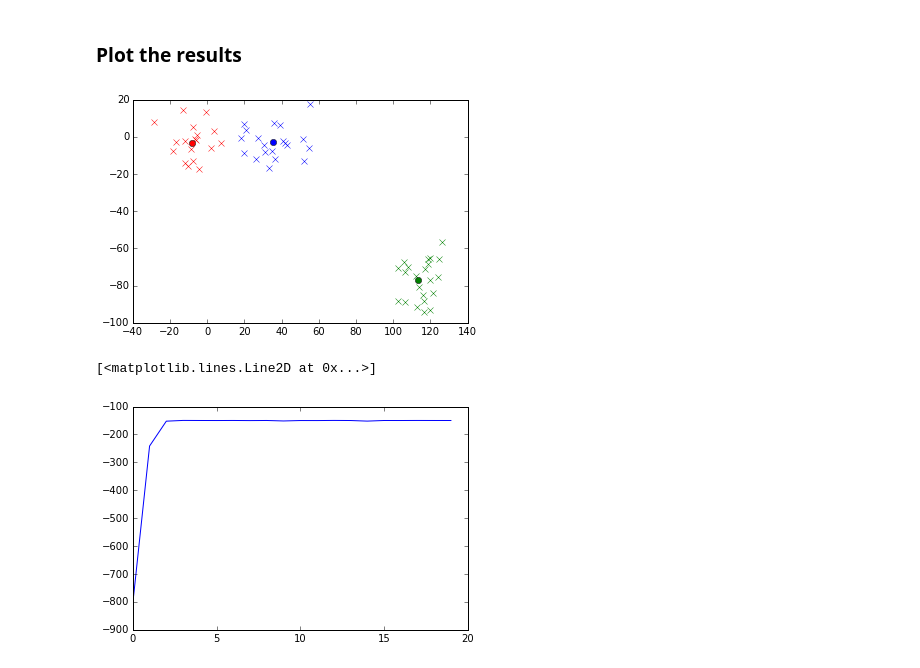
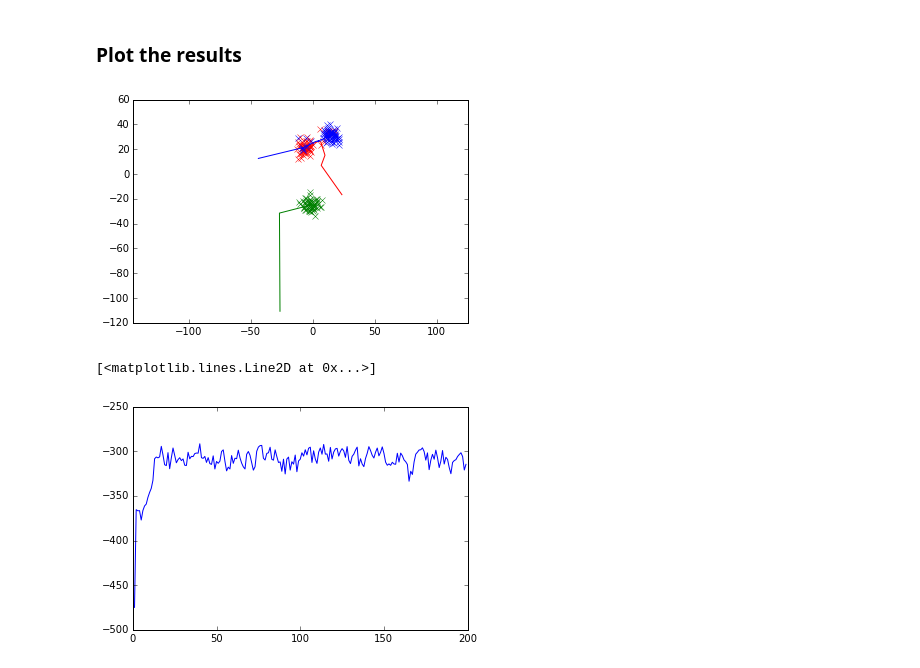
Before and after one commit to rachellevanger/FOGM2016, a Jupyter notebook: GibbsSampler.ipynb, the cells around one changed output. Saved outputs shown, nothing was run; the diff lists cells and outputs as text; code cells hidden in the pictures.

```diff
--- a/GibbsSampler.ipynb
+++ b/GibbsSampler.ipynb
@@ -29,17 +29,17 @@ We specify K clusters and randomly select their means from a Gaussian distributi
 K = 3
 
 # Set the variance of the distribution of means
-p_lambda = 50.
+p_lambda = 30.
 
 mu_x, mu_y = get_cluster_means(K, math.pow(p_lambda,2))
 # %% [markdown]
 ### Generate the sample data according to the generated means of the Gaussian mixture
 # %%
 # Set the number of datapoints in the sample
-N = 60
+N = 200
 
 # Set the variance of each of the clusters
-sigma = 10.
+sigma = 4.
 
 # Initialize the dataset
 x=np.zeros(N)
@@ -65,22 +65,29 @@ plt.axis('equal')
 ### Initialize the sampler
 # %%
 # Initialize the mixture mean locations
-gs_mu_x, gs_mu_y = get_cluster_means(K, 10)
-
+gs_mu_x, gs_mu_y = get_cluster_means(K, 2000.)
 
 # Initialize the mixture assignments
 gs_z = np.random.choice(K,N)
 # %% [markdown]
 ### Iterate the sampler
 # %%
+# Set the sampler parameters
+gs_sigma = 10.
+
 # Set the number of iterations
-iterations = 20
+iterations = 200
+mean_history_x = np.zeros((iterations+1,K))
+mean_history_y = np.zeros((iterations+1,K))
 
 # Probability convergence table
 p_iter = np.zeros(iterations)
 
 # Iterate the Gibbs sampler
 for t in range(0,iterations):
+
+    mean_history_x[t,:] = gs_mu_x
+    mean_history_y[t,:] = gs_mu_y
 
     # Update the z_i
     for i in range(0,N):
@@ -90,7 +97,7 @@ for t in range(0,iterations):
 
         # For each possible value k of z_i, get the probability that point x_i is in cluster k
         for k in range(0,K):
-            p[k] = multivariate_normal.pdf([x[i],y[i]],mean=[gs_mu_x[k], gs_mu_y[k]], cov=math.pow(sigma,2)*np.identity(2))
+            p[k] = multivariate_normal.pdf([x[i],y[i]],mean=[gs_mu_x[k], gs_mu_y[k]], cov=math.pow(gs_sigma,2)*np.identity(2))
         p = p*(1./K)
         p = p/sum(p) # normalize
 
@@ -101,8 +108,8 @@ for t in range(0,iterations):
     for k in range(0,K):
         n_k = np.where(gs_z == k)[0].shape[0] # Number of data points in cluster k
         s_k = np.asarray([sum(x[np.where(gs_z == k)]), sum(y[np.where(gs_z == k)])]) # Sum of the points in cluster k
-        mu_hat = (n_k/sigma)/((n_k/sigma)+(1./p_lambda))*(s_k/n_k)
-        lambda_hat = 1./(n_k/sigma + 1/p_lambda)
+        mu_hat = (n_k/gs_sigma)/((n_k/gs_sigma)+(1./p_lambda))*(s_k/n_k)
+        lambda_hat = 1./(n_k/gs_sigma + 1/p_lambda)
         gs_mu_x[k], gs_mu_y[k] = np.random.multivariate_normal(mu_hat, math.pow(lambda_hat,2)*np.identity(2), 1).T
 
     # Compute joint probability and update the convergence table
@@ -113,19 +120,24 @@ for t in range(0,iterations):
         # Candidate assignments conditional on proirs
         p_iter[t] = p_iter[t] + math.log(1./K)
         # Likelihood terms
-        p_iter[t] = p_iter[t] - (1./(2.*math.pow(sigma,2)))*math.pow(np.linalg.norm(np.asarray([x[i],y[i]])-np.asarray([gs_mu_x[gs_z[i]], gs_mu_y[gs_z[i]]])),2)
+        p_iter[t] = p_iter[t] - (1./(2.*math.pow(gs_sigma,2)))*math.pow(np.linalg.norm(np.asarray([x[i],y[i]])-np.asarray([gs_mu_x[gs_z[i]], gs_mu_y[gs_z[i]]])),2)
+
+
+mean_history_x[iterations,:] = gs_mu_x
+mean_history_y[iterations,:] = gs_mu_y
 # %% [markdown]
 ### Plot the results
 # %%
 color=['red', 'blue', 'green', 'yellow', 'cyan', 'magenta']
 for k in range(0,K):
     plt.plot(x[np.where(gs_z == k)], y[np.where(gs_z == k)], 'x', color=color[k])
-    plt.plot(gs_mu_x[k], gs_mu_y[k], 'x', marker='o', markerfacecolor=color[k])
+#     plt.plot(gs_mu_x[k], gs_mu_y[k], marker='o', markerfacecolor=color[k])
+    plt.plot(mean_history_x[:,k], mean_history_y[:,k], color=color[k])
     plt.axis('equal')
 # %% [output]
-[figure, old version]
+[figure, new version]
 # %%
-plt.plot(range(0,iterations), p_iter)
+plt.plot(range(1,iterations), p_iter[1:len(p_iter)])
 # %% [output]
 [<matplotlib.lines.Line2D at 0x...>]
-[figure, old version]
+[figure, new version]
```
Also changed, not shown: parts of 1 cell of this notebook, 1 other file.
